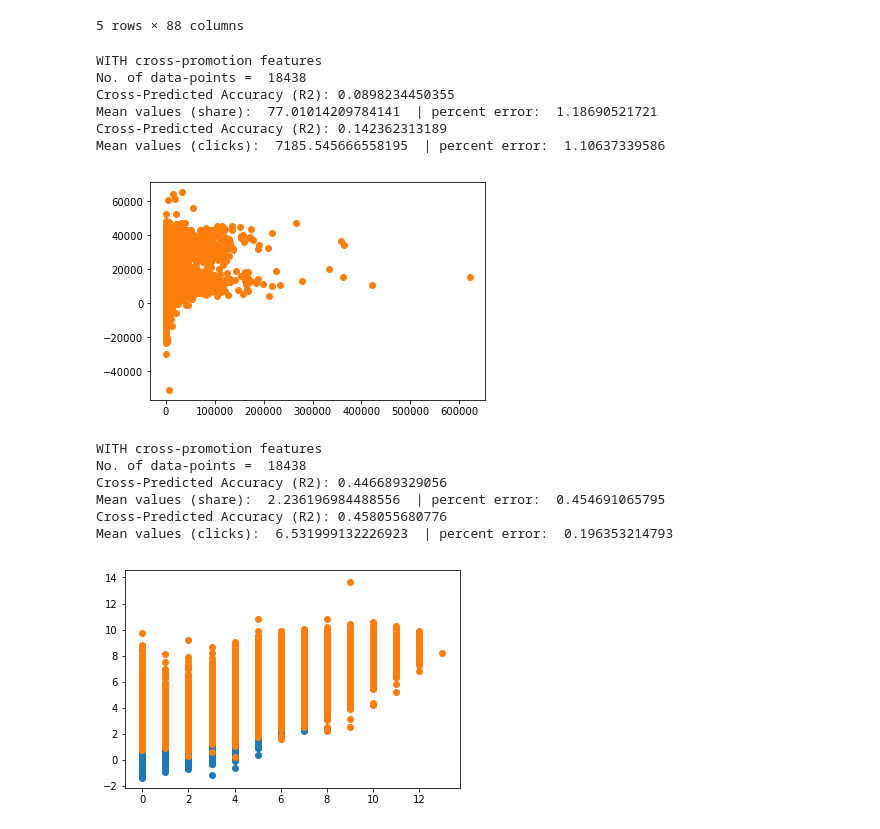
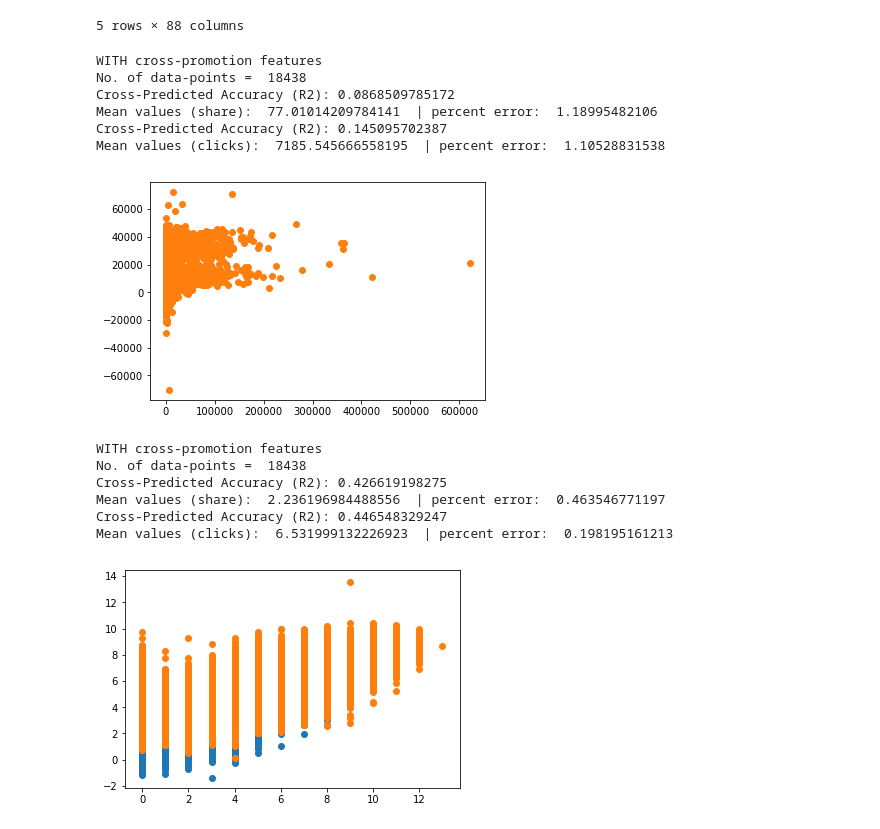
Before and after one commit to eshwarchandrasekharan/predict-pop, a Jupyter notebook: code/where-do-I-post-next.ipynb, the cells around one changed output. Cells and saved outputs as stored; diff of their text form; code cells hidden in the pictures.

```diff
--- a/code/where-do-I-post-next.ipynb
+++ b/code/where-do-I-post-next.ipynb
@@ -292,8 +292,8 @@ print("WITH cross-promotion features")
 
 
 # train_features = one_hour_features
-# train_features = two_day_features + one_hour_features
-train_features = two_day_features + one_hour_features + cross_promotion_features
+train_features = cross_promotion_features + one_hour_features
+# train_features = two_day_features + one_hour_features + cross_promotion_features
 
 lm = linear_model.LinearRegression(fit_intercept=True)
 # lm = linear_model.LinearRegression(fit_intercept=True, normalize=True)
@@ -343,38 +343,38 @@ model = lm
 
 ###prediction with cross validation
 # Necessary imports:
 from sklearn.cross_validation import cross_val_score, cross_val_predict
 from sklearn import metrics
 
 # # 10-fold CV
 # scores = cross_val_score(model, df, y_clicks, cv = 10)
 # print("Cross-validated scores:", scores)
 # print("Mean accuracy = ", scores.mean())
 
 y = y_clicks
 # Make cross validated predictions
 predictions = cross_val_predict(model, df, y, cv=cv)
 
 plt.scatter(y, predictions)
 
 accuracy = metrics.r2_score(y, predictions)
 print("Cross-Predicted Accuracy (R2):", accuracy)
 
 from sklearn.metrics import mean_absolute_error
 # print("Mean Absolute Error: ", mean_absolute_error(y, predictions))
 error_percent = mean_absolute_error(y, predictions)/y.mean()
 print("Mean values (clicks): ", y.mean(), " | percent error: ",  error_percent)
 ###get coefficients
 #     import numpy as np
 #     print(pd.concat([pd.DataFrame(df.columns),pd.DataFrame(np.transpose(lm.coef_))], axis = 1))
 # %% [output]
 WITH cross-promotion features
 No. of data-points =  18438
-Cross-Predicted Accuracy (R2): 0.0898234450355
-Mean values (share):  77.01014209784141  | percent error:  1.18690521721
-Cross-Predicted Accuracy (R2): 0.142362313189
-Mean values (clicks):  7185.545666558195  | percent error:  1.10637339586
+Cross-Predicted Accuracy (R2): 0.0868509785172
+Mean values (share):  77.01014209784141  | percent error:  1.18995482106
+Cross-Predicted Accuracy (R2): 0.145095702387
+Mean values (clicks):  7185.545666558195  | percent error:  1.10528831538
-[figure, old version]
+[figure, new version]
 # %%
 #######REGRESSION AND PREDICTION: Page-wise performance:
 ###ALT
@@ -405,8 +405,8 @@ print("WITH cross-promotion features")
 
 
 # train_features = one_hour_features
-# train_features = two_day_features + one_hour_features
-train_features = two_day_features + one_hour_features + cross_promotion_features
+train_features = cross_promotion_features + one_hour_features
+# train_features = two_day_features + one_hour_features + cross_promotion_features
 
 for feats in (two_day_features + one_hour_features):
     train_df[feats] = np.log(train_df[feats] + 1)
@@ -486,11 +486,11 @@ print("Mean values (clicks): ", y.mean(), " | percent error: ",  error_percent)
 # %% [output]
 WITH cross-promotion features
 No. of data-points =  18438
-Cross-Predicted Accuracy (R2): 0.446689329056
-Mean values (share):  2.236196984488556  | percent error:  0.454691065795
-Cross-Predicted Accuracy (R2): 0.458055680776
-Mean values (clicks):  6.531999132226923  | percent error:  0.196353214793
+Cross-Predicted Accuracy (R2): 0.426619198275
+Mean values (share):  2.236196984488556  | percent error:  0.463546771197
+Cross-Predicted Accuracy (R2): 0.446548329247
+Mean values (clicks):  6.531999132226923  | percent error:  0.198195161213
-[figure, old version]
+[figure, new version]
 # %%
 #######REGRESSION AND PREDICTION: Page-wise performance:
 ###ALT
```
Also changed, not shown: parts of 6 cells of this notebook.
